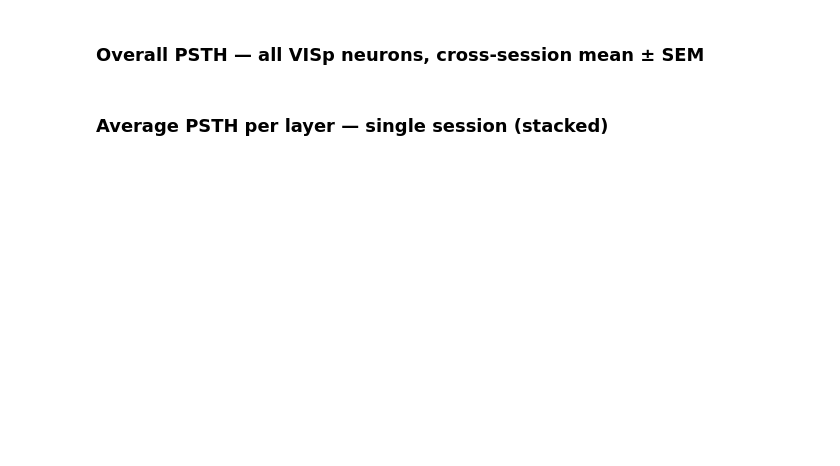
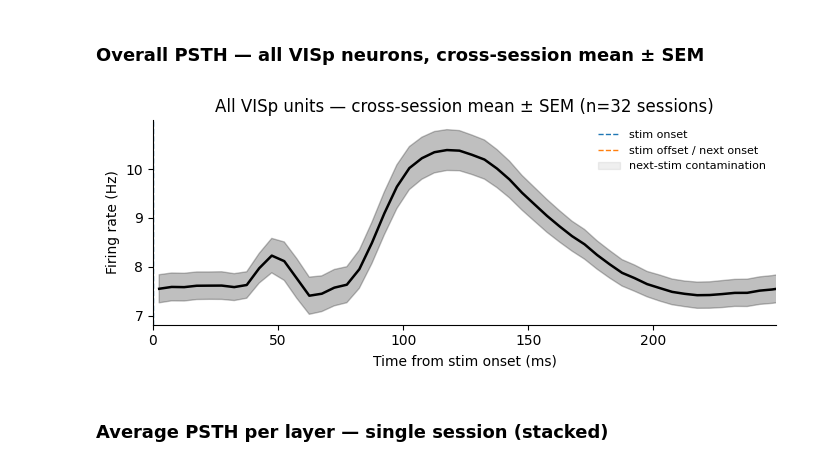
Before and after one commit to pmccthy/designer-waveform, a Jupyter notebook: nb/21_04_26_allen_natural_scene_v1_alllayers_vis.ipynb, the cells around one changed output. Cells and saved outputs as stored; diff of their text form; code cells hidden in the pictures; blank space fills up the shorter version.

```diff
--- a/nb/21_04_26_allen_natural_scene_v1_alllayers_vis.ipynb
+++ b/nb/21_04_26_allen_natural_scene_v1_alllayers_vis.ipynb
@@ -106,29 +115,35 @@ plt.show()
 # %% [markdown]
 ### Overall PSTH — all VISp neurons, cross-session mean ± SEM
+# %%
+fig_save_path = Path("/Users/pmccarthy/Documents/designer-waveform/experimental_data/allen_visual_neuropixels_longwindow_5ms_bins")
 # %%
 all_overall = []
 for s in sessions:
     bs = float(np.diff(s['bin_edges'][:2]))
     all_overall.append(s['responses'].mean(axis=(0, 1, 3)) / bs)
 
 mu  = np.mean(all_overall, axis=0)
 err = np.std(all_overall, axis=0) / np.sqrt(len(all_overall))
 t_ms = t * 1000
 
 fig, ax = plt.subplots(figsize=(7, 3))
 ax.plot(t_ms, mu, color='k', lw=1.8)
 ax.fill_between(t_ms, mu - err, mu + err, alpha=0.25, color='k')
 ax.axvline(T_STIM_ONSET  * 1000, color='tab:blue',  lw=1, ls='--', label='stim onset')
 ax.axvline(T_STIM_OFFSET * 1000, color='tab:orange', lw=1, ls='--', label='stim offset / next onset')
 ax.axvspan(T_STIM_OFFSET * 1000, T_WIN_END * 1000, color='grey', alpha=0.12,
            label='next-stim contamination', zorder=0)
 ax.set_xlabel('Time from stim onset (ms)')
 ax.set_ylabel('Firing rate (Hz)')
 ax.set_title(f'All VISp units — cross-session mean ± SEM (n={len(sessions)} sessions)')
 ax.legend(frameon=False, fontsize=8)
+ax.set_xlim(0, 249)
 ax.spines[['top', 'right']].set_visible(False)
 fig.tight_layout()
+fig.savefig(fig_save_path / 'all_sessions_overall_psth.png', dpi=300)
 plt.show()
+# %% [output]
+[figure, added]
 # %% [markdown]
 ### Average PSTH per layer — single session (stacked)
 # %%
```
Also changed, not shown: parts of 9 cells of this notebook, 10 other files.
